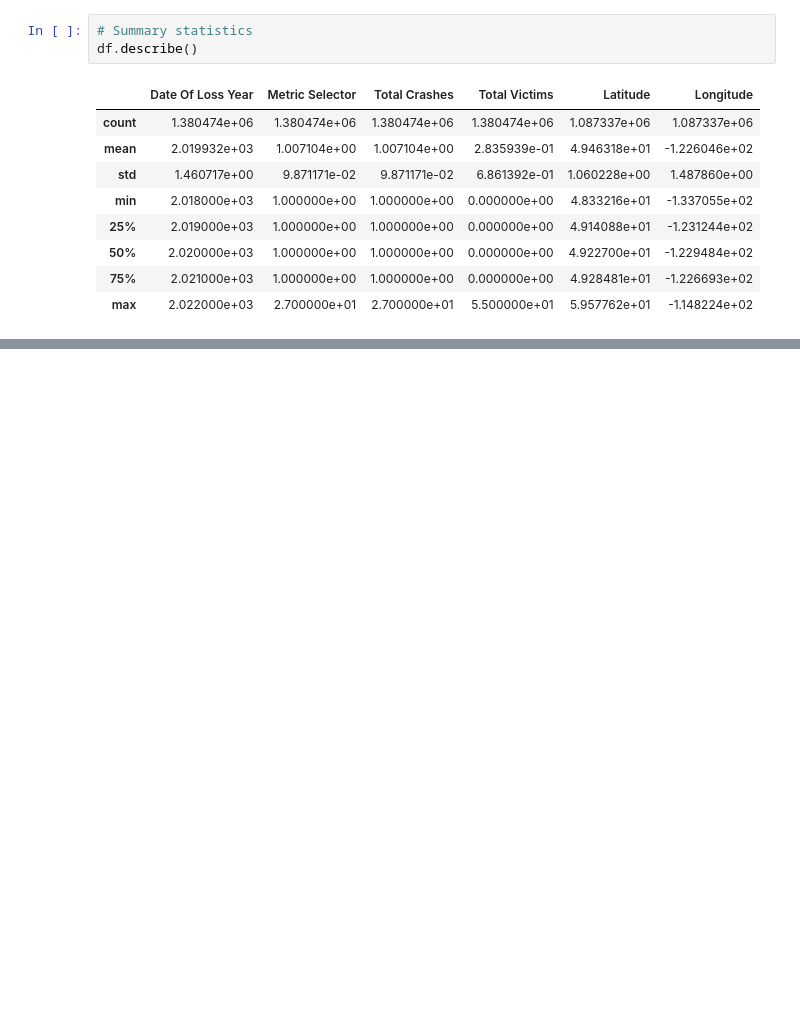
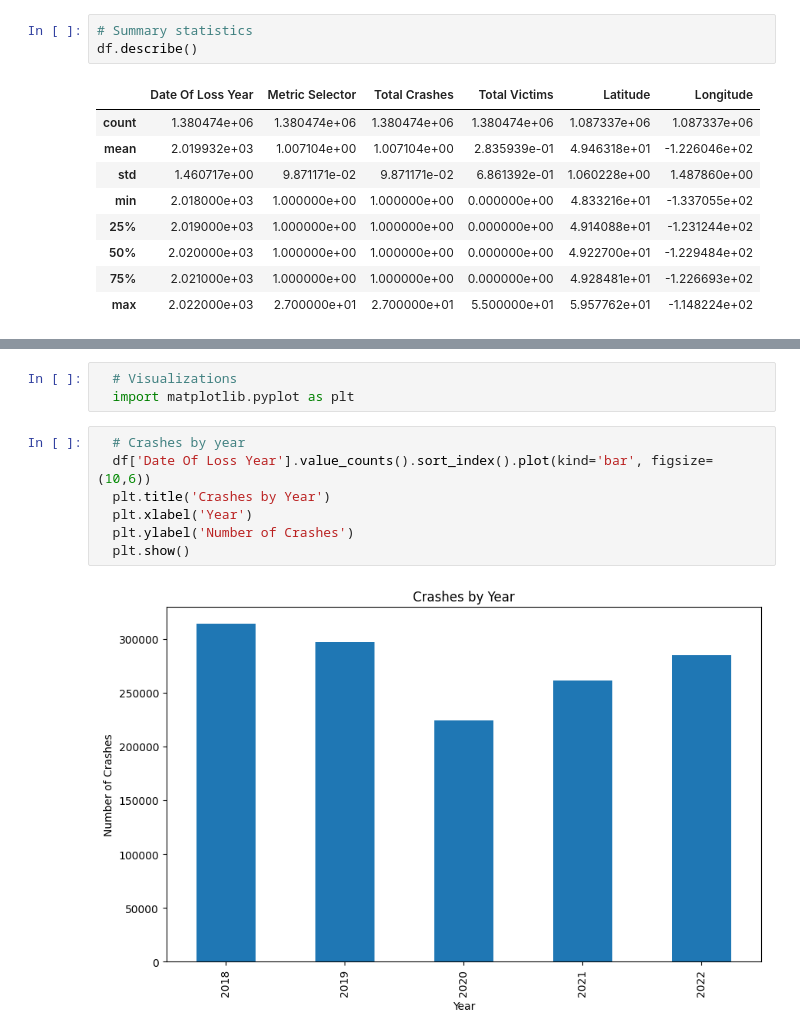
Before and after one commit to olyaiy/sci-300, a Jupyter notebook: analysis.ipynb, the cells around one changed output, grey strips where cells are left out. Saved outputs shown, nothing was run; the diff lists cells and outputs as text; blank space fills up the shorter version.

Commit message:
add starting points for visualizations

```diff
--- a/analysis.ipynb
+++ b/analysis.ipynb
@@ -49,0 +109,12 @@ df.describe()
+# %%
+  # Visualizations
+  import matplotlib.pyplot as plt
+# %%
+  # Crashes by year
+  df['Date Of Loss Year'].value_counts().sort_index().plot(kind='bar', figsize=(10,6))
+  plt.title('Crashes by Year')
+  plt.xlabel('Year')
+  plt.ylabel('Number of Crashes')
+  plt.show()
+# %% [output]
+[figure, added]
```
Also changed, not shown: parts of 7 cells of this notebook.
